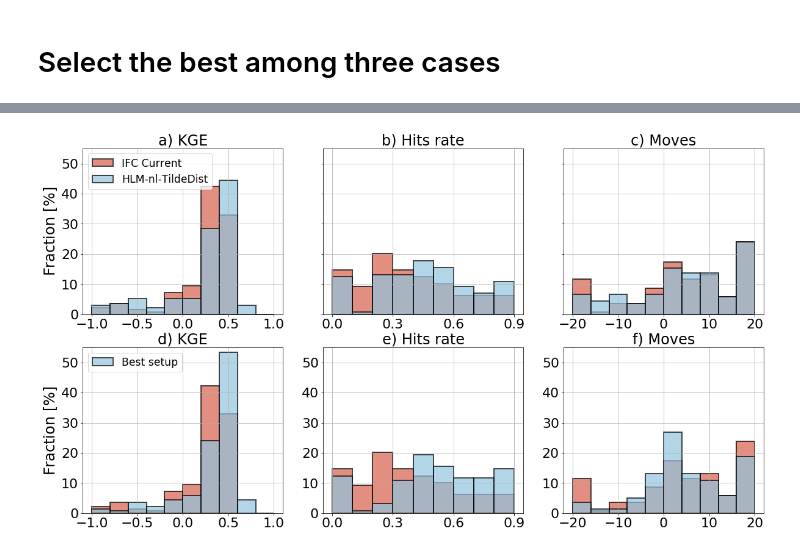
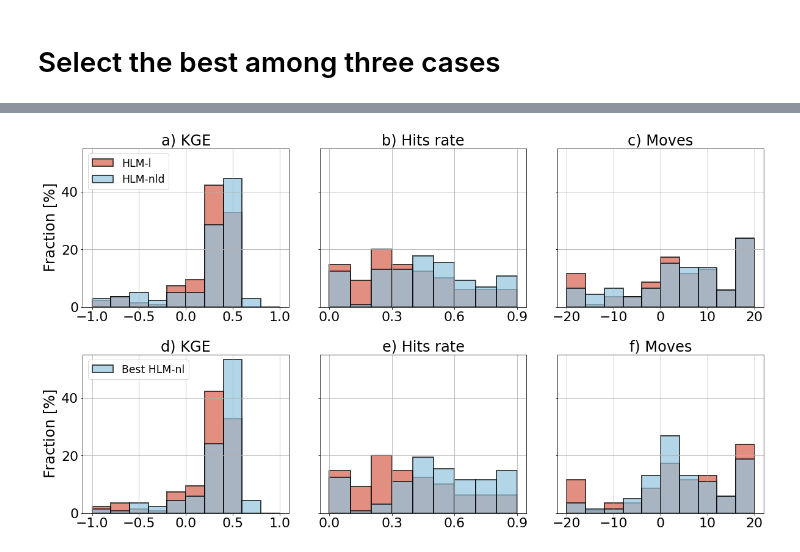
Before and after one commit to nicolas998/active_layer_evaluation, a Jupyter notebook: 01_Active_layer_evaluation.ipynb, the cells around one changed output, grey strips where cells are left out. Saved outputs shown, nothing was run; the diff lists cells and outputs as text; code cells hidden in the pictures.

```diff
--- a/01_Active_layer_evaluation.ipynb
+++ b/01_Active_layer_evaluation.ipynb
@@ -172,7 +119,7 @@ According to the results, the Tile drainage model does not produce high differen
 # %% [markdown]
 # Performance evolution with the area
 # %%
-areas = pd.read_csv('data/link_areas.csv', index_col=0)
+areas = pd.read_csv('data/link_params/link_areas.csv', index_col=0)
 # %%
 def getPerc(t, p):
     pos = np.where(np.isfinite(t))[0]
@@ -208,11 +155,11 @@ for c, met in enumerate(['kge','pbias','Hits']):
 
     box_pos = np.array([3.0, 32, 330, 3200, 32000])
     P = getPerc(a[met].values, 50)
-    ax.plot(box_pos, P, 'k', lw = 5, label = 'IFC-HLM')
+    ax.plot(box_pos, P, 'k', lw = 5, label = 'HLM-l')
     P = getPerc(b[met].values, 50)
-    ax.plot(box_pos, P, colors['a-hlm'], lw = 5, label = 'A-HLM')
+    ax.plot(box_pos, P, colors['a-hlm'], lw = 5, label = 'HLM-nl')
     P = getPerc(h[met].values, 50)
-    ax.plot(box_pos, P, colors['d-hlm'], lw = 5, label = 'D-HLM')
+    ax.plot(box_pos, P, colors['d-hlm'], lw = 5, label = 'HLM-nld')
     #P = getPerc(h[met].values, 50)
     #ax.plot(box_pos, P, colors[1], lw = 5, label = 'D-HLM')
 
@@ -407,37 +286,39 @@ for maxmin,metric, ran,name,xt in zip(['max','max','min'],['kge','Hits','moves']
     w = ran[1] - ran[0]
     h,b = core.get_histogram(Summaries[metric]['ifc-hlm'], ran, inf = ran[0], sup = ran[-1])
     pl.bar(b[:-1], h*100,w, align = 'edge', color = colors['ifc-hlm'], alpha = 0.7, edgecolor = 'k', lw = 2,
-          label = 'IFC Current')
+          label = 'HLM-l')
     h,b = core.get_histogram(Summaries[metric]['d-hlm'], ran, inf = ran[0], sup = ran[-1])
     pl.bar(b[:-1], h*100,w, align = 'edge', color = colors['a-hlm'], alpha = 0.7, edgecolor = 'k', lw = 2,
-          label = 'HLM-nl-TildeDist')
+          label = 'HLM-nld')
     ax.tick_params(labelsize = 22)
     ax.set_ylim(0,55)
     ax.grid()
     ax2 = fig.add_subplot(2,3,c+3)
     w = ran[1] - ran[0]
     h,b = core.get_histogram(Summaries[metric]['ifc-hlm'], ran, inf = ran[0], sup = ran[-1])
     pl.bar(b[:-1], h*100,w, align = 'edge', color = colors['ifc-hlm'], alpha = 0.7, edgecolor = 'k', lw = 2,
           label = '_IFC Current')
     h,b = core.get_histogram(Summaries[metric][maxmin+'_'+metric], ran, inf = ran[0], sup = ran[-1])
     pl.bar(b[:-1], h*100,w, align = 'edge', color = colors['a-hlm'], alpha = 0.7, edgecolor = 'k', lw = 2,
-          label = 'Best setup')
+          label = 'Best HLM-nl')
     ax2.tick_params(labelsize = 22)
     ax2.set_ylim(0,55)
     ax2.grid()
     if c > 1:
         ax.set_yticklabels([])
+        ax2.set_yticklabels([])
     else:
         ax.set_ylabel('Fraction [$\%$]', size = 24)
         ax2.set_ylabel('Fraction [$\%$]', size = 24)
         ax.legend(loc = 0, fontsize = 'xx-large')
         ax2.legend(loc = 0, fontsize = 'xx-large')
     ax.set_title(name, size = 24)
     ax2.set_title(names[c-1+3], size = 24)
     ax.set_xticks(xt)
     ax2.set_xticks(ax.get_xticks())
 
     c+=1
+pl.subplots_adjust(wspace=0.15, hspace=0.3)
 pl.savefig('figures/kge_hits_move_active_best.png', bbox_inches = 'tight')
 # %% [output]
-[figure, old version]
+[figure, new version]
```
Also changed, not shown: parts of 11 cells of this notebook, 5 other files.
